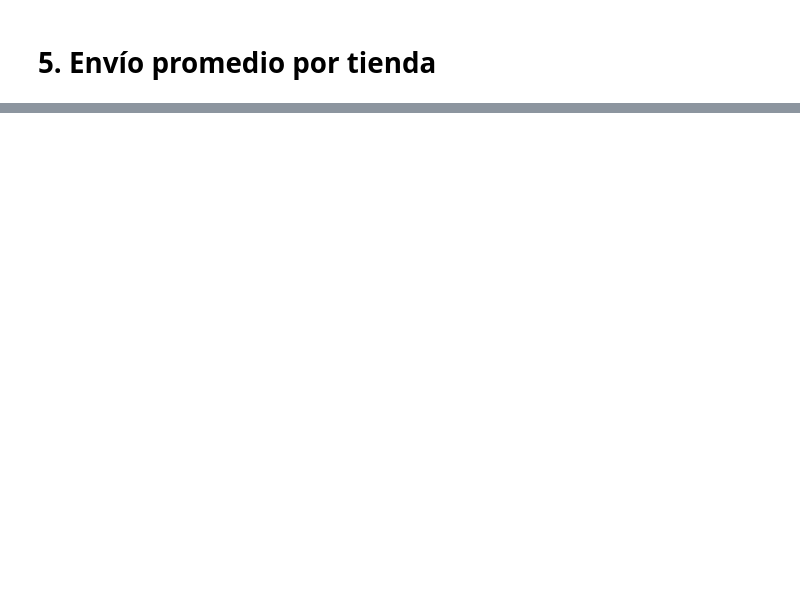
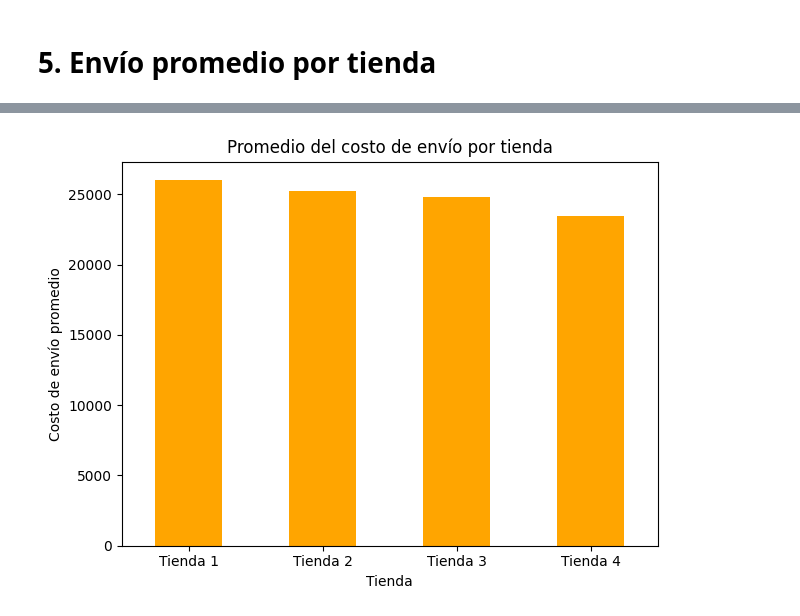
Before and after one commit to jordano-crt/challenge-alura-store, a Jupyter notebook: AluraStoreLatam.ipynb, the cells around one changed output, grey strips where cells are left out. Saved outputs shown, nothing was run; the diff lists cells and outputs as text; code cells hidden in the pictures; blank space fills up the shorter version.

```diff
--- a/AluraStoreLatam.ipynb
+++ b/AluraStoreLatam.ipynb
@@ -133,0 +364,20 @@ dtype: int64
+# %%
+# se agrega una columna que identifica a la tienda
+tienda['Tienda'] = 'Tienda 1'
+tienda2['Tienda'] = 'Tienda 2'
+tienda3['Tienda'] = 'Tienda 3'
+tienda4['Tienda'] = 'Tienda 4'
+
+datos_todas_las_tiendas = pd.concat([tienda, tienda2, tienda3, tienda4], ignore_index=True)
+promedios_envio = datos_todas_las_tiendas.groupby('Tienda')['Costo de envío'].mean()
+
+# grafico
+promedios_envio.plot(kind='bar', color='orange')
+plt.title('Promedio del costo de envío por tienda')
+plt.xlabel('Tiendas')
+plt.ylabel('Costo de envío promedio')
+plt.xticks(rotation=0)
+plt.tight_layout()
+plt.show()
+# %% [output]
+[figure, added]
```
Also changed, not shown: parts of 28 cells of this notebook.
